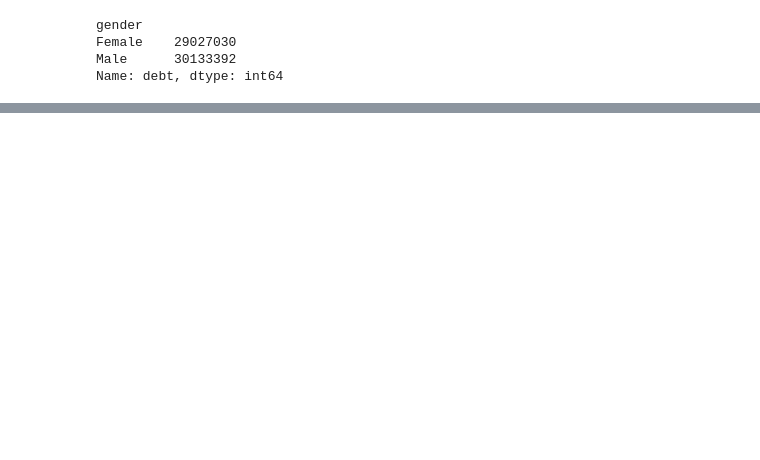
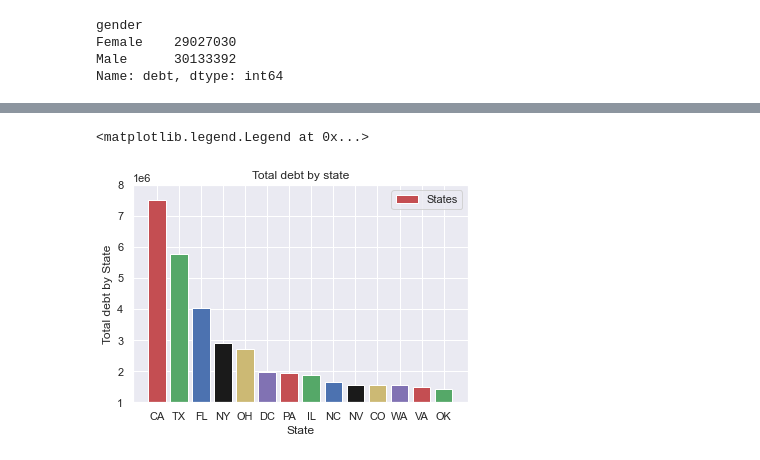
Before and after one commit to Jose-Monagas/SFS_assessment, a Jupyter notebook: analysis/SFS_analysis.ipynb, the cells around one changed output, grey strips where cells are left out. Cells and saved outputs as stored; diff of their text form; code cells hidden in the pictures; blank space fills up the shorter version.

```diff
--- a/analysis/SFS_analysis.ipynb
+++ b/analysis/SFS_analysis.ipynb
@@ -366,0 +332,3 @@ for i in client_data_df
+# %%
+debt_data_by_state = debt_data_by_state.sort_values(ascending=False)[:15]
+debt_data_by_state
@@ -366,0 +352,17 @@ for i in client_data_df
+# %%
+# Plot state data
+my_colors = 'rgbkym'
+plt.bar(debt_data_by_state.keys(), debt_data_by_state, color=my_colors, label='States')
+# Create labels for the x and y axes.
+plt.xlabel("State")
+plt.ylabel("Total debt by State")
+plt.ylim([1000000,8000000])
+# Create a title.
+plt.title("Total debt by state")
+# Save the plot
+plt.savefig('totaldebtbystates.png',dpi=400)
+# Add the legend.
+plt.legend()
+# %% [output]
+<matplotlib.legend.Legend at 0x...>
+[figure, added]
```
Also changed, not shown: parts of 24 cells of this notebook, 5 other files.
